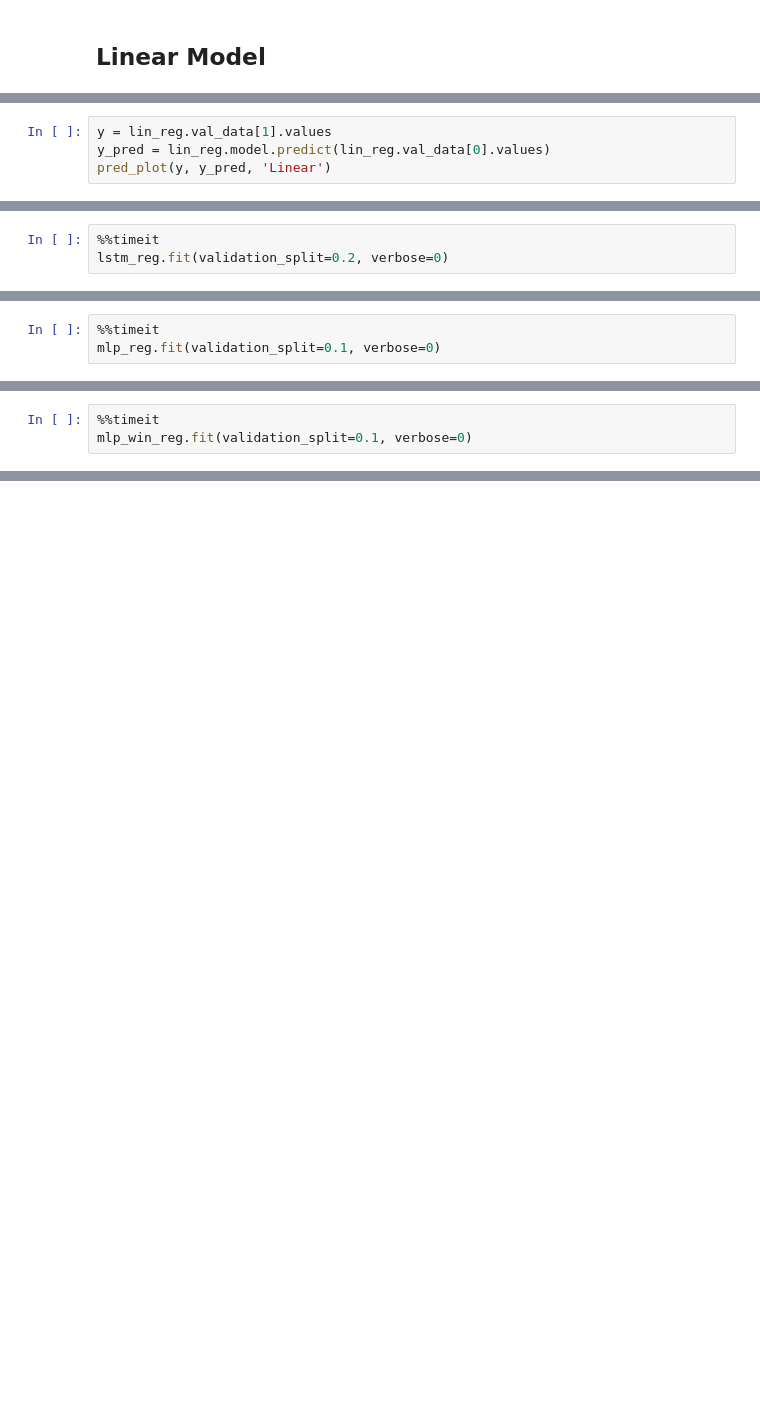
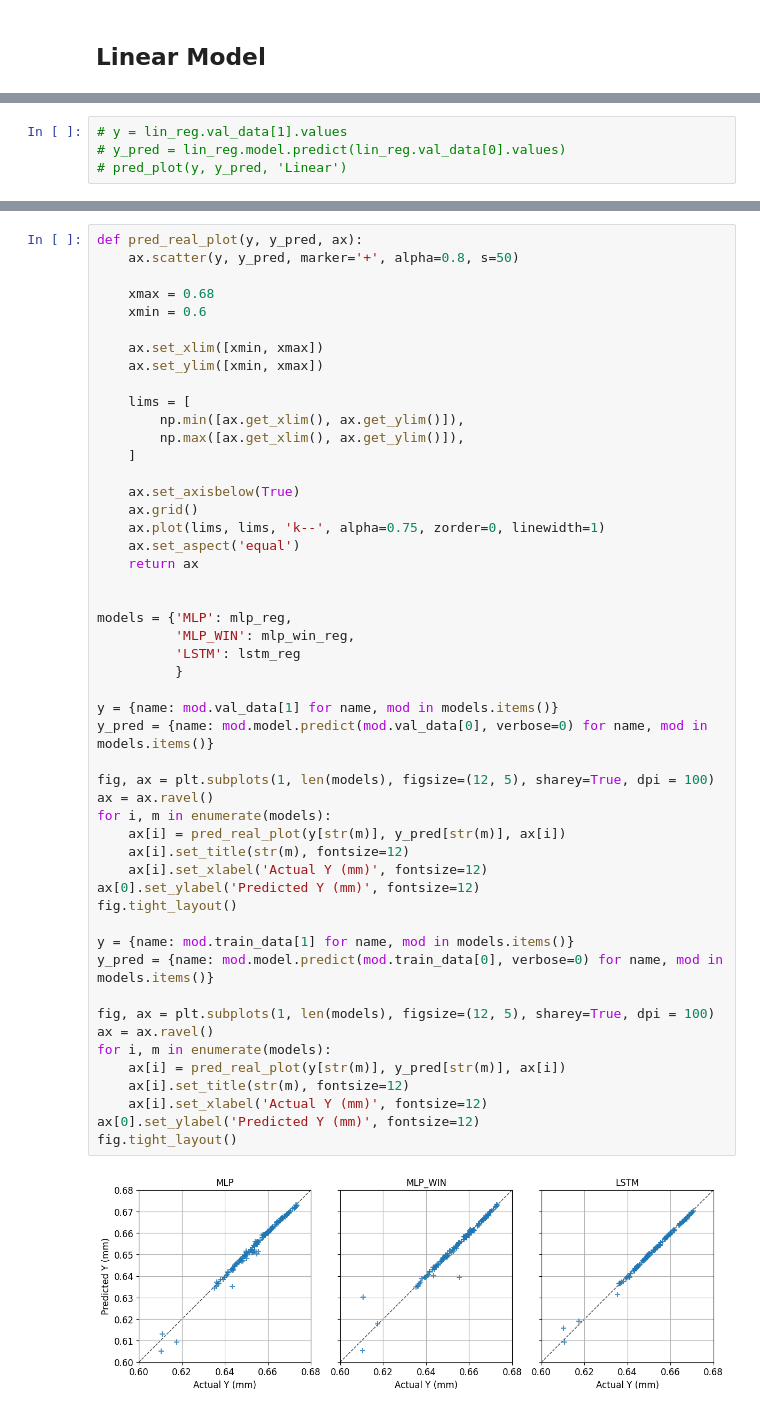
Before and after one commit to TomJessel/PhD-DCB_Grinding, a Jupyter notebook: ml/ml_testing.ipynb, the cells around one changed output, grey strips where cells are left out. Saved outputs shown, nothing was run; the diff lists cells and outputs as text; blank space fills up the shorter version.

```diff
--- a/ml/ml_testing.ipynb
+++ b/ml/ml_testing.ipynb
@@ -235,4 +216,4 @@ R^2 = 0.474
 # %%
-y = lin_reg.val_data[1].values
-y_pred = lin_reg.model.predict(lin_reg.val_data[0].values)
-pred_plot(y, y_pred, 'Linear')
+# y = lin_reg.val_data[1].values
+# y_pred = lin_reg.model.predict(lin_reg.val_data[0].values)
+# pred_plot(y, y_pred, 'Linear')
@@ -242,3 +219,0 @@ pred_plot(y, y_pred, 'Linear')
-# %%
-%%timeit
-lstm_reg.fit(validation_split=0.2, verbose=0)
@@ -265,3 +219,0 @@ Training:   0%|
-# %%
-%%timeit
-mlp_reg.fit(validation_split=0.1, verbose=0)
@@ -288,3 +219,0 @@ Training:   0%|
-# %%
-%%timeit
-mlp_win_reg.fit(validation_split=0.1, verbose=0)
@@ -310,0 +222,52 @@ Training:   0%|
+# %%
+def pred_real_plot(y, y_pred, ax):
+    ax.scatter(y, y_pred, marker='+', alpha=0.8, s=50)
+
+    xmax = 0.68
+    xmin = 0.6
+
+    ax.set_xlim([xmin, xmax])
+    ax.set_ylim([xmin, xmax])
+
+    lims = [
+        np.min([ax.get_xlim(), ax.get_ylim()]),
+        np.max([ax.get_xlim(), ax.get_ylim()]),
+    ]
+
+    ax.set_axisbelow(True)
+    ax.grid()
+    ax.plot(lims, lims, 'k--', alpha=0.75, zorder=0, linewidth=1)
+    ax.set_aspect('equal')
+    return ax
+
+
+models = {'MLP': mlp_reg,
+          'MLP_WIN': mlp_win_reg,
+          'LSTM': lstm_reg
+          }
+
+y = {name: mod.val_data[1] for name, mod in models.items()}
+y_pred = {name: mod.model.predict(mod.val_data[0], verbose=0) for name, mod in models.items()}
+
+fig, ax = plt.subplots(1, len(models), figsize=(12, 5), sharey=True, dpi = 100)
+ax = ax.ravel()
+for i, m in enumerate(models):
+    ax[i] = pred_real_plot(y[str(m)], y_pred[str(m)], ax[i])
+    ax[i].set_title(str(m), fontsize=12)
+    ax[i].set_xlabel('Actual Y (mm)', fontsize=12)
+ax[0].set_ylabel('Predicted Y (mm)', fontsize=12)
+fig.tight_layout()
+
+y = {name: mod.train_data[1] for name, mod in models.items()}
+y_pred = {name: mod.model.predict(mod.train_data[0], verbose=0) for name, mod in models.items()}
+
+fig, ax = plt.subplots(1, len(models), figsize=(12, 5), sharey=True, dpi = 100)
+ax = ax.ravel()
+for i, m in enumerate(models):
+    ax[i] = pred_real_plot(y[str(m)], y_pred[str(m)], ax[i])
+    ax[i].set_title(str(m), fontsize=12)
+    ax[i].set_xlabel('Actual Y (mm)', fontsize=12)
+ax[0].set_ylabel('Predicted Y (mm)', fontsize=12)
+fig.tight_layout()
+# %% [output]
+[figure, added]
```
Also changed, not shown: parts of 29 cells of this notebook.
